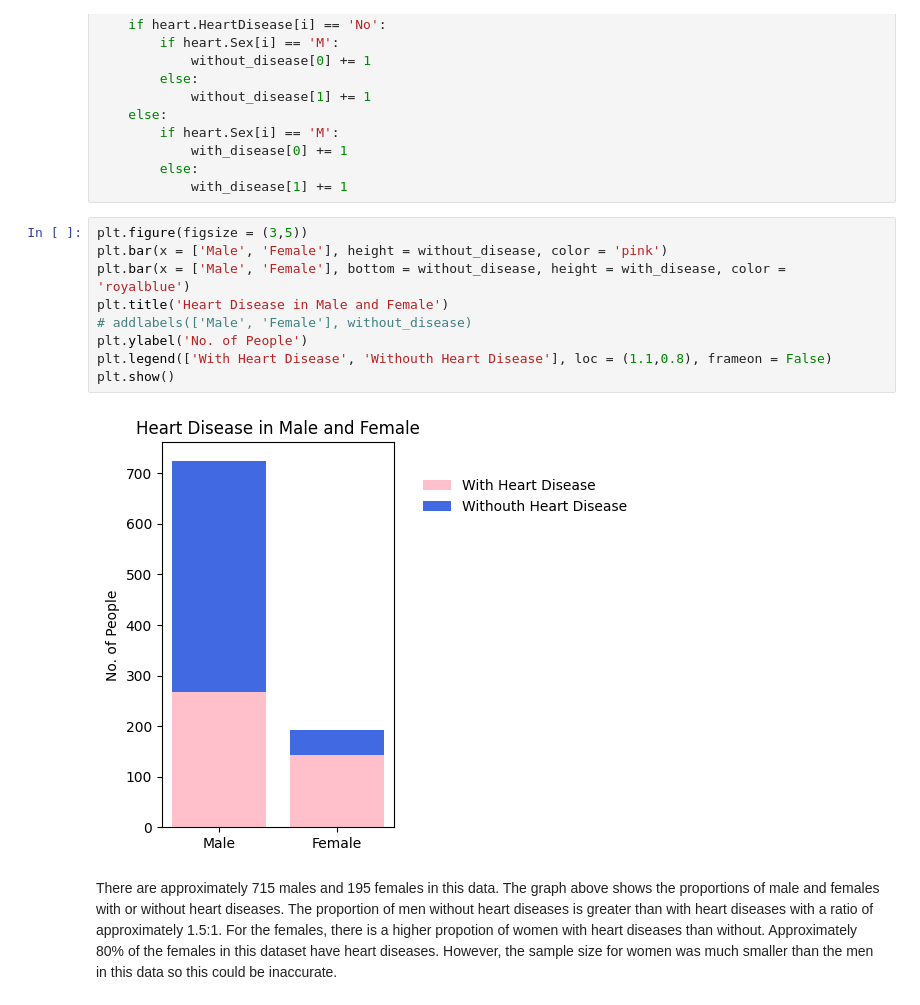
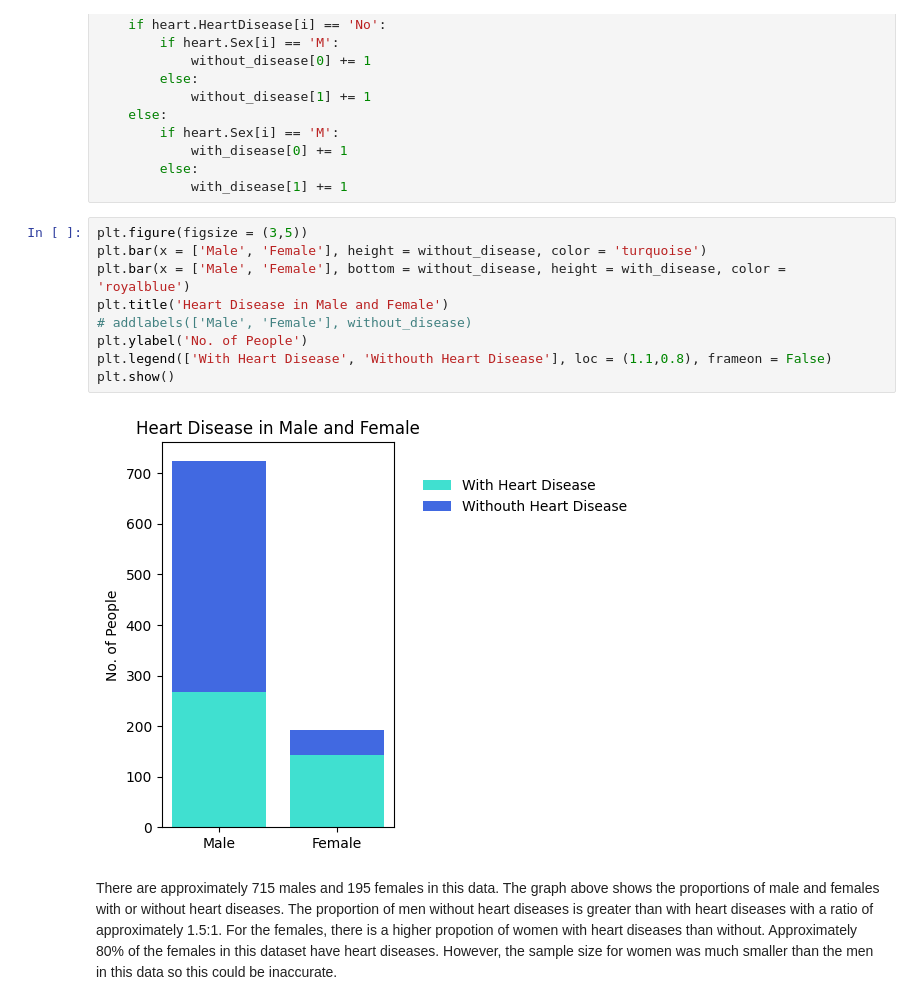
Before and after one commit to LouisThong15/Data-Analysis-Projects, a Jupyter notebook: Heart Failure Prediction Analysis/Data Visualisation of Heart Failure Prediction.ipynb, the cells around one changed output. Cells and saved outputs as stored; diff of their text form.

```diff
--- a/Heart Failure Prediction Analysis/Data Visualisation of Heart Failure Prediction.ipynb
+++ b/Heart Failure Prediction Analysis/Data Visualisation of Heart Failure Prediction.ipynb
@@ -122,15 +122,15 @@ for i in range(0, len(heart)):
             with_disease[1] += 1
 # %%
 plt.figure(figsize = (3,5))
-plt.bar(x = ['Male', 'Female'], height = without_disease, color = 'pink')
+plt.bar(x = ['Male', 'Female'], height = without_disease, color = 'turquoise')
 plt.bar(x = ['Male', 'Female'], bottom = without_disease, height = with_disease, color = 'royalblue')
 plt.title('Heart Disease in Male and Female')
 # addlabels(['Male', 'Female'], without_disease)
 plt.ylabel('No. of People')
 plt.legend(['With Heart Disease', 'Withouth Heart Disease'], loc = (1.1,0.8), frameon = False)
 plt.show()
 # %% [output]
-[figure, old version]
+[figure, new version]
 # %% [markdown]
 There are approximately 715 males and 195 females in this data. The graph above shows the proportions of male and females with or without heart diseases. The proportion of men without heart diseases is greater than with heart diseases with a ratio of approximately 1.5:1. For the females, there is a higher propotion of women with heart diseases than without. Approximately 80% of the females in this dataset have heart diseases. However, the sample size for women was much smaller than the men in this data so this could be inaccurate.
 # %% [markdown]
```
Also changed, not shown: parts of 2 cells of this notebook.
